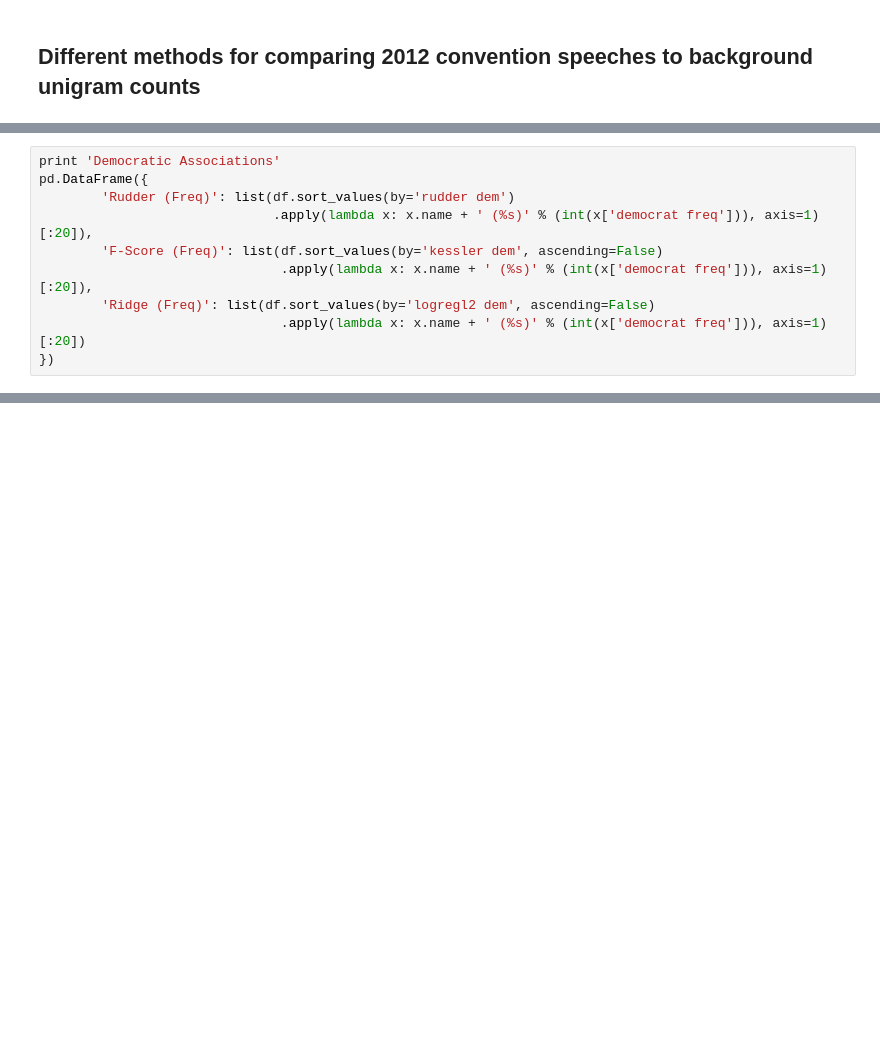
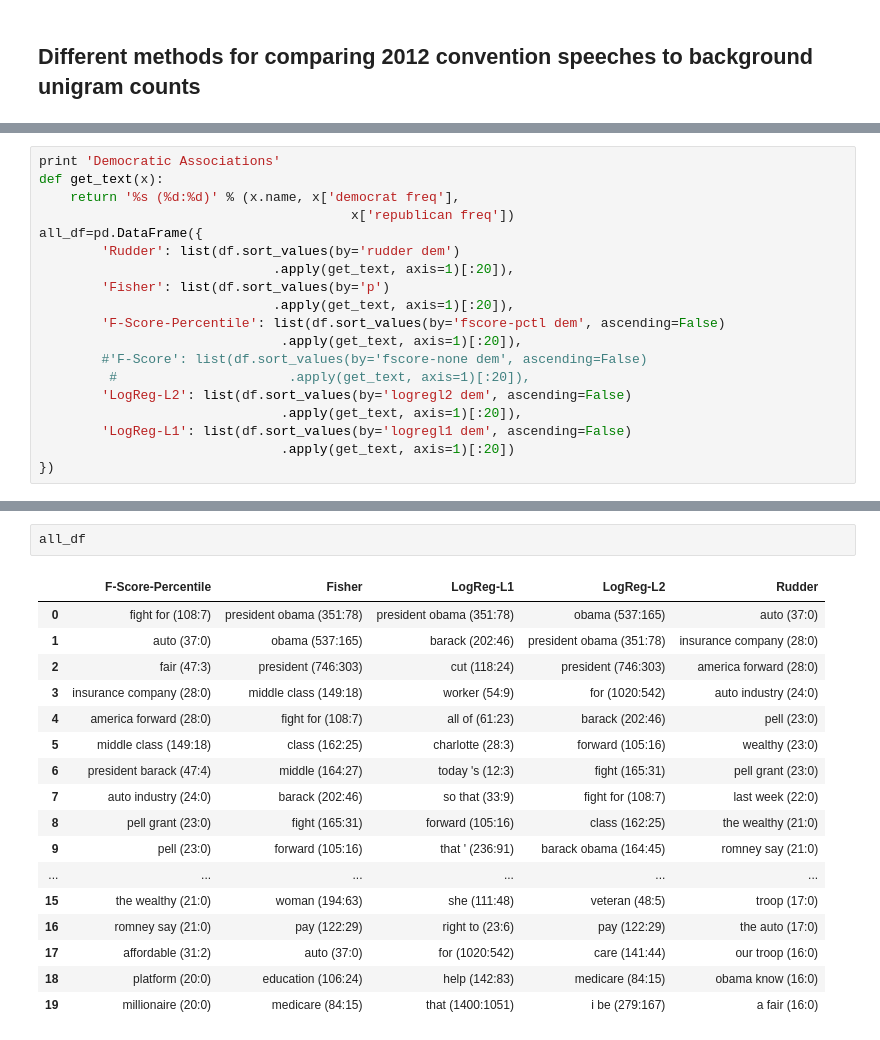
Before and after one commit to JasonKessler/scattertext, a Jupyter notebook: 2012 Political Convention Speech Analysis.ipynb, the cells around one changed output, grey strips where cells are left out. Drawn from its saved outputs; the diff is of its cells as text; blank space fills up the shorter version.

```diff
--- a/2012 Political Convention Speech Analysis.ipynb
+++ b/2012 Political Convention Speech Analysis.ipynb
@@ -102,10 +129,19 @@ df['logregl1 rep'], acc, bl = term_doc_mat.get_logistic_regression_coefs_l1('dem
 # %%
 print 'Democratic Associations'
-pd.DataFrame({
-        'Rudder (Freq)': list(df.sort_values(by='rudder dem')
-                              .apply(lambda x: x.name + ' (%s)' % (int(x['democrat freq'])), axis=1)[:20]),
-        'F-Score (Freq)': list(df.sort_values(by='kessler dem', ascending=False)
-                               .apply(lambda x: x.name + ' (%s)' % (int(x['democrat freq'])), axis=1)[:20]),
-        'Ridge (Freq)': list(df.sort_values(by='logregl2 dem', ascending=False)
-                               .apply(lambda x: x.name + ' (%s)' % (int(x['democrat freq'])), axis=1)[:20])
+def get_text(x):
+    return '%s (%d:%d)' % (x.name, x['democrat freq'],
+                                        x['republican freq'])
+all_df=pd.DataFrame({
+        'Rudder': list(df.sort_values(by='rudder dem')
+                              .apply(get_text, axis=1)[:20]),
+        'Fisher': list(df.sort_values(by='p')
+                              .apply(get_text, axis=1)[:20]),
+        'F-Score-Percentile': list(df.sort_values(by='fscore-pctl dem', ascending=False)
+                               .apply(get_text, axis=1)[:20]),
+        #'F-Score': list(df.sort_values(by='fscore-none dem', ascending=False)
+         #                      .apply(get_text, axis=1)[:20]),
+        'LogReg-L2': list(df.sort_values(by='logregl2 dem', ascending=False)
+                               .apply(get_text, axis=1)[:20]),
+        'LogReg-L1': list(df.sort_values(by='logregl1 dem', ascending=False)
+                               .apply(get_text, axis=1)[:20])
 })
@@ -112,2 +176,22 @@ pd.DataFrame({
+# %%
+all_df
+# %% [output]
+|  | F-Score-Percentile | Fisher | LogReg-L1 | LogReg-L2 | Rudder |
+| 0 | fight for (108:7) | president obama (351:78) | president obama (351:78) | obama (537:165) | auto (37:0) |
+| 1 | auto (37:0) | obama (537:165) | barack (202:46) | president obama (351:78) | insurance company (28:0) |
+| 2 | fair (47:3) | president (746:303) | cut (118:24) | president (746:303) | america forward (28:0) |
+| 3 | insurance company (28:0) | middle class (149:18) | worker (54:9) | for (1020:542) | auto industry (24:0) |
+| 4 | america forward (28:0) | fight for (108:7) | all of (61:23) | barack (202:46) | pell (23:0) |
+| 5 | middle class (149:18) | class (162:25) | charlotte (28:3) | forward (105:16) | wealthy (23:0) |
+| 6 | president barack (47:4) | middle (164:27) | today 's (12:3) | fight (165:31) | pell grant (23:0) |
+| 7 | auto industry (24:0) | barack (202:46) | so that (33:9) | fight for (108:7) | last week (22:0) |
+| 8 | pell grant (23:0) | fight (165:31) | forward (105:16) | class (162:25) | the wealthy (21:0) |
+| 9 | pell (23:0) | forward (105:16) | that ' (236:91) | barack obama (164:45) | romney say (21:0) |
+| ... | ... | ... | ... | ... | ... |
+| 15 | the wealthy (21:0) | woman (194:63) | she (111:48) | veteran (48:5) | troop (17:0) |
+| 16 | romney say (21:0) | pay (122:29) | right to (23:6) | pay (122:29) | the auto (17:0) |
+| 17 | affordable (31:2) | auto (37:0) | for (1020:542) | care (141:44) | our troop (16:0) |
+| 18 | platform (20:0) | education (106:24) | help (142:83) | medicare (84:15) | obama know (16:0) |
+| 19 | millionaire (20:0) | medicare (84:15) | that (1400:1051) | i be (279:167) | a fair (16:0) |
 # %%
 import imp
```
Also changed, not shown: parts of 10 cells of this notebook, 1 other file.
